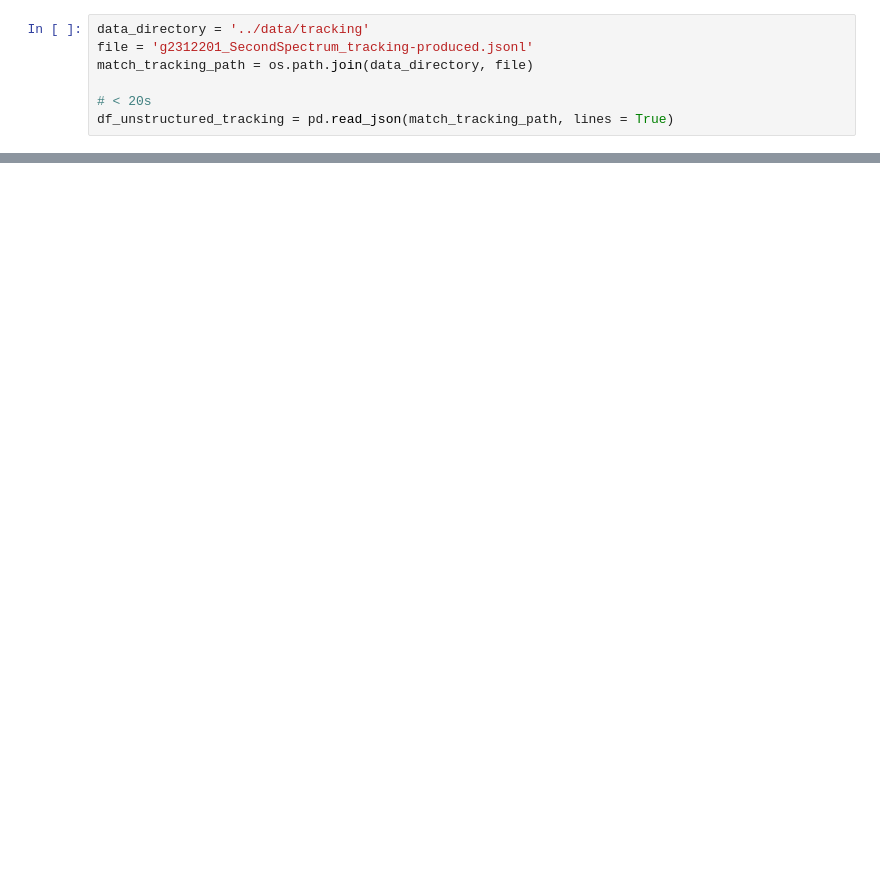
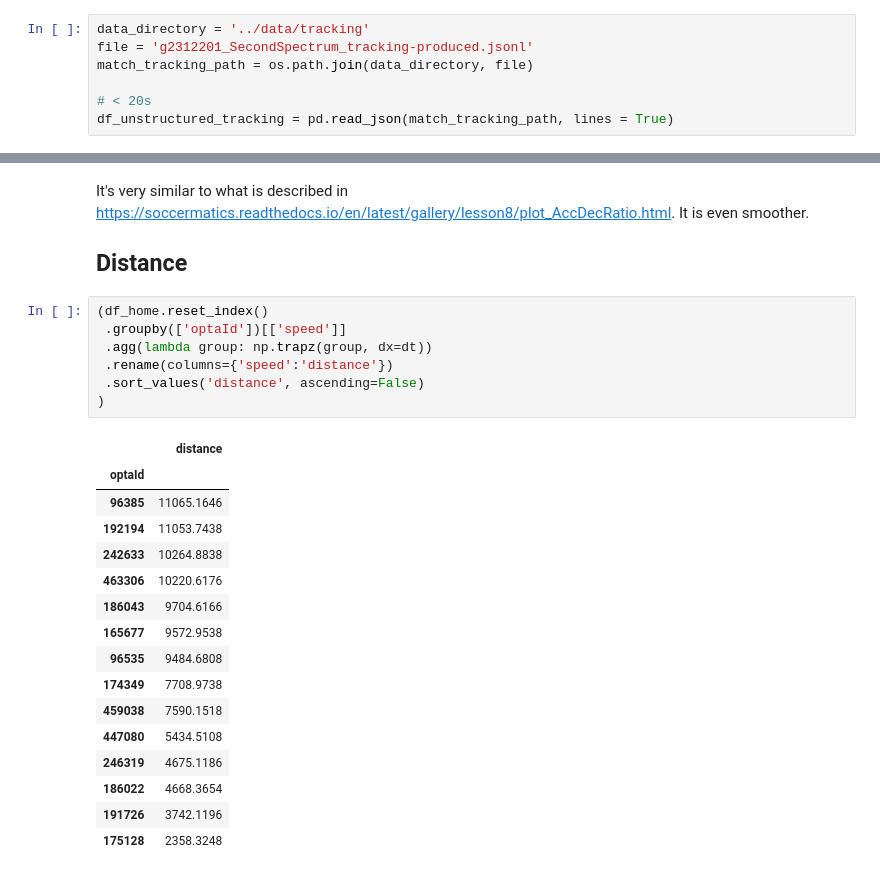
Before and after one commit to fstorme/ManHackathonIrmes, a Jupyter notebook: examples/SecondSpectrum Exploring.ipynb, the cells around one changed output, grey strips where cells are left out. Drawn from its saved outputs; the diff is of its cells as text; blank space fills up the shorter version.

```diff
--- a/examples/SecondSpectrum Exploring.ipynb
+++ b/examples/SecondSpectrum Exploring.ipynb
@@ -41,0 +92,28 @@ HomeTracking.df_tracking
+# %% [markdown]
+It's very similar to what is described in https://soccermatics.readthedocs.io/en/latest/gallery/lesson8/plot_AccDecRatio.html. It is even smoother.
+
+## Distance
+# %%
+(df_home.reset_index()
+ .groupby(['optaId'])[['speed']]
+ .agg(lambda group: np.trapz(group, dx=dt))
+ .rename(columns={'speed':'distance'})
+ .sort_values('distance', ascending=False)
+)
+# %% [output]
+|  | distance |
+| optaId |  |
+| 96385 | 11065.1646 |
+| 192194 | 11053.7438 |
+| 242633 | 10264.8838 |
+| 463306 | 10220.6176 |
+| 186043 | 9704.6166 |
+| 165677 | 9572.9538 |
+| 96535 | 9484.6808 |
+| 174349 | 7708.9738 |
+| 459038 | 7590.1518 |
+| 447080 | 5434.5108 |
+| 246319 | 4675.1186 |
+| 186022 | 4668.3654 |
+| 191726 | 3742.1196 |
+| 175128 | 2358.3248 |
```
Also changed, not shown: parts of 12 cells of this notebook.
